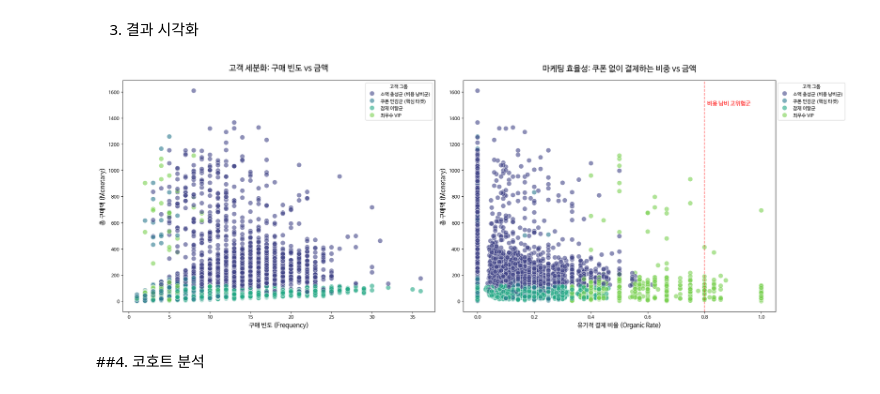
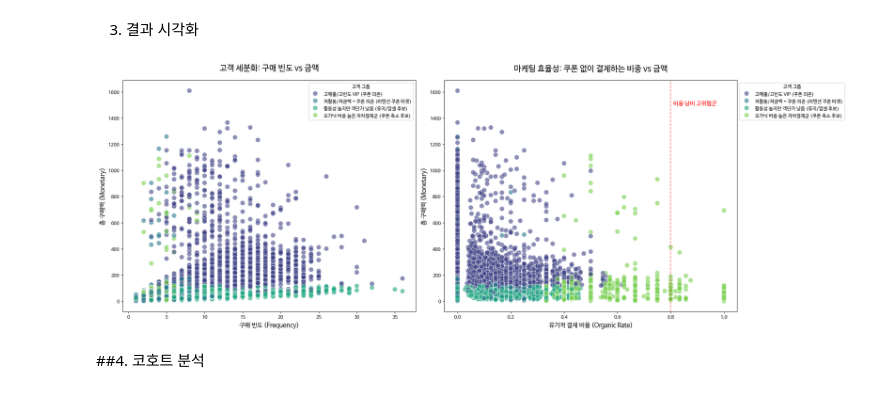
Before and after one commit to ary3120-droid/myproject, a Jupyter notebook: star0205.ipynb, the cells around one changed output. Cells and saved outputs as stored; diff of their text form; code cells hidden in the pictures.

```diff
--- a/star0205.ipynb
+++ b/star0205.ipynb
@@ -273,48 +273,51 @@ import matplotlib.pyplot as plt
 import seaborn as sns
 
 # 1. 군집별 성격에 맞는 이름 부여 (분석 결과 기반)
-# Cluster 0: 최우수 VIP, Cluster 3: 소액 충성군, Cluster 2: 쿠폰 민감군, Cluster 1: 잠재 이탈군
+# [수정 C] cluster 이름 재정의(현재 요약 통계에 맞춤)
+
 cluster_names = {
-    0: '최우수 VIP',
-    3: '소액 충성군 (비용 낭비군)',
-    2: '쿠폰 민감군 (핵심 타겟)',
-    1: '잠재 이탈군'
+    3: '고매출/고빈도 VIP (쿠폰 의존)',
+    1: '활동성 높지만 객단가 낮음 (유지/업셀 후보)',
+    0: '오가닉 비중 높은 자차결제군 (쿠폰 축소 후보)',
+    2: '저활동/저금액 + 쿠폰 의존 (리텐션 쿠폰 타겟)'
 }
+
 rfm_final['Cluster_Name'] = rfm_final['Cluster'].map(cluster_names)
+
 
 # 2. 시각화 설정 (서브플롯 활용)
 fig, axes = plt.subplots(1, 2, figsize=(22, 8))
 
 # 그래프 1: 고객 세분화 (구매 빈도 vs 총 구매액)
 # 고객의 기본적인 활동성과 매출 기여도를 확인합니다.
 sns.scatterplot(
     data=rfm_final, x='Frequency', y='Monetary', hue='Cluster_Name',
     ax=axes[0], palette='viridis', alpha=0.6, s=100
 )
 axes[0].set_title('고객 세분화: 구매 빈도 vs 금액', fontsize=17, pad=20)
 axes[0].set_xlabel('구매 빈도 (Frequency)', fontsize=13)
 axes[0].set_ylabel('총 구매액 (Monetary)', fontsize=13)
 axes[0].legend(title='고객 그룹', bbox_to_anchor=(1, 1))
 
 # 그래프 2: 마케팅 효율성 (유기적 결제 비중 vs 금액)
 # 쿠폰 없이 결제하는 비중을 통해 마케팅 비용 절감 지점을 포착합니다.
 sns.scatterplot(
     data=rfm_final, x='Organic_Rate', y='Monetary', hue='Cluster_Name',
     ax=axes[1], palette='viridis', alpha=0.6, s=100
 )
 axes[1].set_title('마케팅 효율성: 쿠폰 없이 결제하는 비중 vs 금액', fontsize=17, pad=20)
 axes[1].set_xlabel('유기적 결제 비율 (Organic Rate)', fontsize=13)
 axes[1].set_ylabel('총 구매액 (Monetary)', fontsize=13)
 axes[1].legend(title='고객 그룹', bbox_to_anchor=(1, 1))
 
 # 유기적 결제 비율 0.8 지점에 가이드라인 추가 (비용 낭비군 구분선)
 axes[1].axvline(0.8, color='red', linestyle='--', alpha=0.5)
 axes[1].text(0.81, 1500, '비용 낭비 고위험군', color='red', fontsize=12)
 
 plt.tight_layout()
 plt.show()
 # %% [output]
-[figure, old version]
+[figure, new version]
 # %% [markdown]
 ##4. 코호트 분석
 # %%
```
Also changed, not shown: parts of 3 cells of this notebook.
